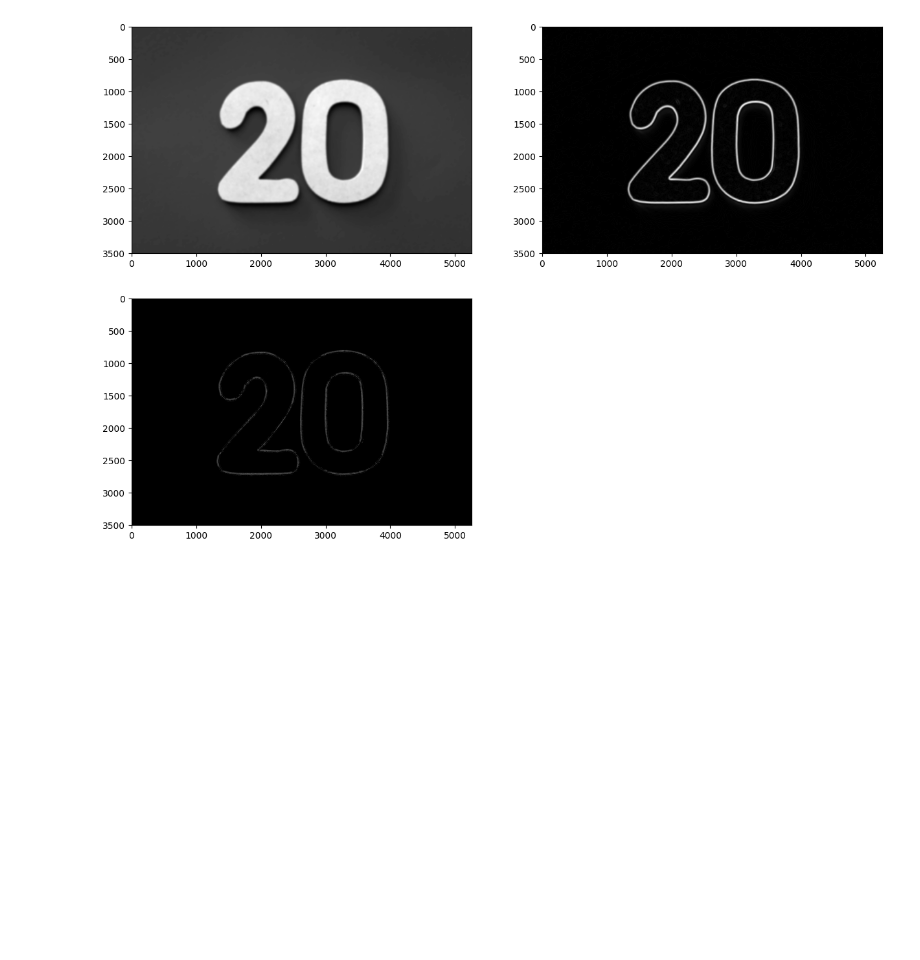
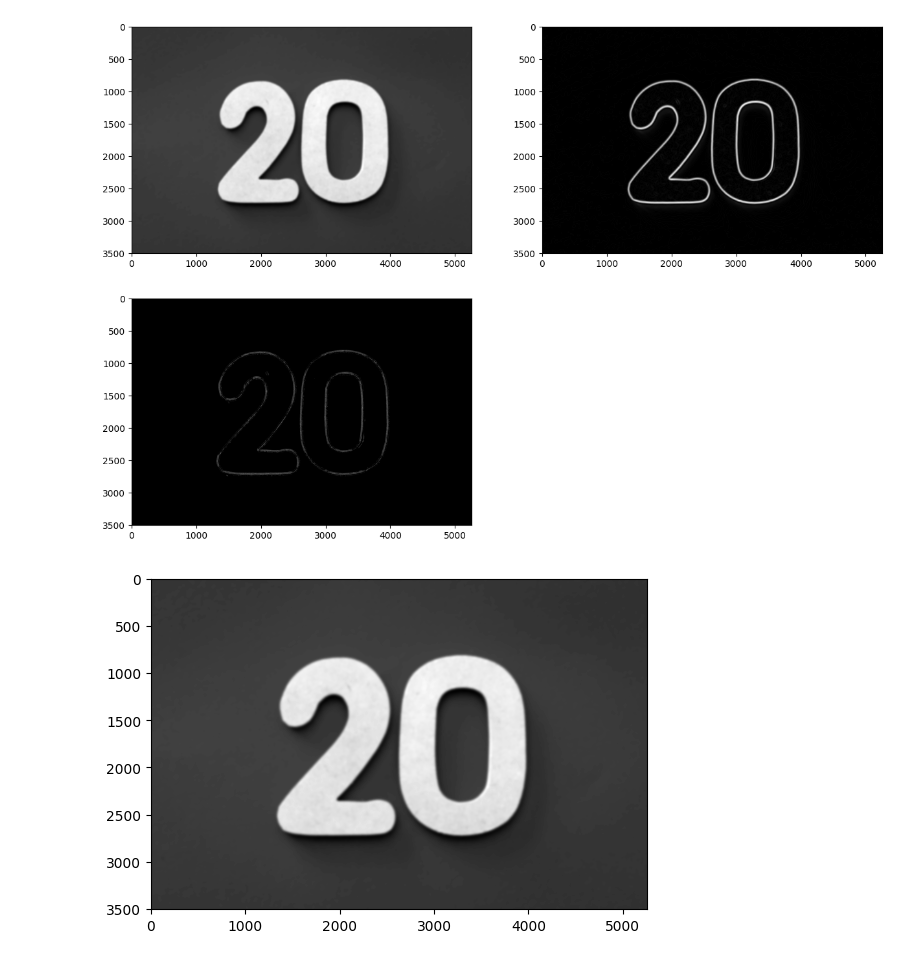
Before and after one commit to kaladabrio2020/BootCampAtlantico-MachineLearning, a Jupyter notebook: Modulo-3.Visão Computacional/Unidade02.Pre-processamento de imagens/processamentosCaracteres.ipynb, the cells around one changed output. Cells and saved outputs as stored; diff of their text form; code cells hidden in the pictures; blank space fills up the shorter version.

```diff
--- a/Modulo-3.Visão Computacional/Unidade02.Pre-processamento de imagens/processamentosCaracteres.ipynb
+++ b/Modulo-3.Visão Computacional/Unidade02.Pre-processamento de imagens/processamentosCaracteres.ipynb
@@ -83,3 +83,9 @@ plt.imshow(imageBorda,'gray')
 plt.show()
 # %% [output]
 [figure]
+# %%
+
+plt.imshow(img,cmap='gray')
+plt.show()
+# %% [output]
+[figure, added]
```
Also changed, not shown: parts of 1 cell of this notebook.
